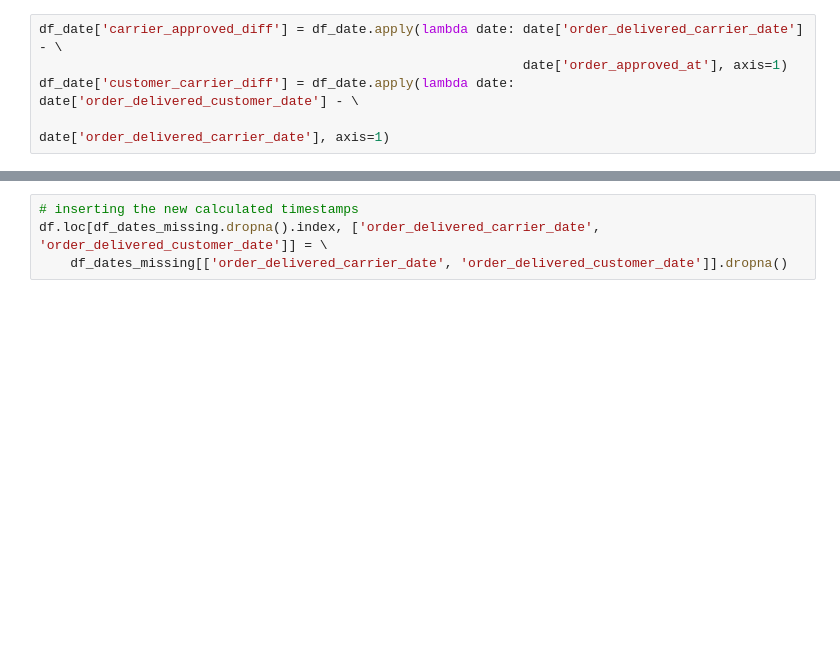
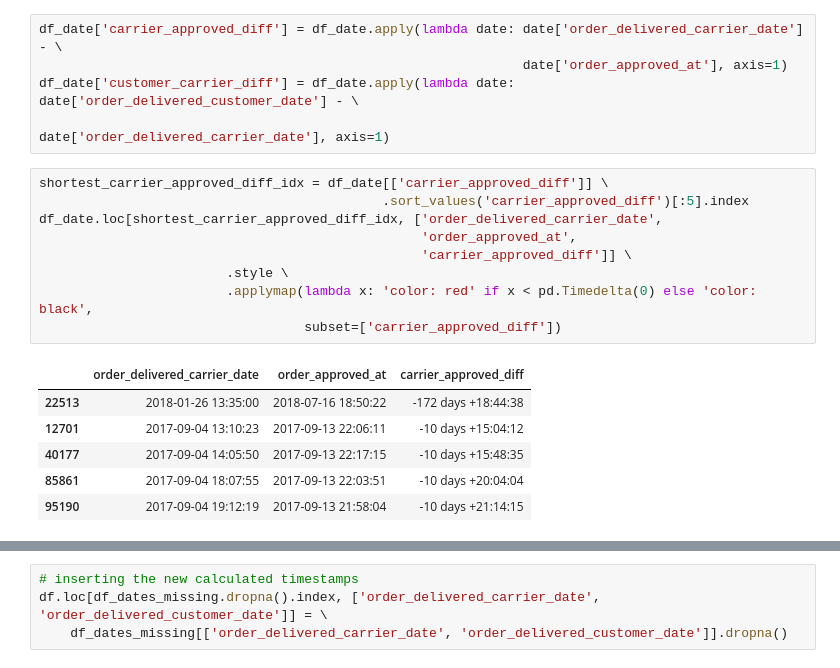
Before and after one commit to androi7/dsi-capstone, a Jupyter notebook: part-01/Ecommerce_EDA.ipynb, the cells around one changed output, grey strips where cells are left out. Saved outputs shown, nothing was run; the diff lists cells and outputs as text; blank space fills up the shorter version.

```diff
--- a/part-01/Ecommerce_EDA.ipynb
+++ b/part-01/Ecommerce_EDA.ipynb
@@ -787,3 +784,19 @@ df_date['carrier_approved_diff'] = df_date.apply(lambda date: date['order_delive
                                                               date['order_approved_at'], axis=1)
 df_date['customer_carrier_diff'] = df_date.apply(lambda date: date['order_delivered_customer_date'] - \
                                                               date['order_delivered_carrier_date'], axis=1)
+# %%
+shortest_carrier_approved_diff_idx = df_date[['carrier_approved_diff']] \
+                                            .sort_values('carrier_approved_diff')[:5].index
+df_date.loc[shortest_carrier_approved_diff_idx, ['order_delivered_carrier_date',
+                                                 'order_approved_at',
+                                                 'carrier_approved_diff']] \
+                        .style \
+                        .applymap(lambda x: 'color: red' if x < pd.Timedelta(0) else 'color: black',
+                                  subset=['carrier_approved_diff'])
+# %% [output]
+|  | order_delivered_carrier_date | order_approved_at | carrier_approved_diff |
+| 22513 | 2018-01-26 13:35:00 | 2018-07-16 18:50:22 | -172 days +18:44:38 |
+| 12701 | 2017-09-04 13:10:23 | 2017-09-13 22:06:11 | -10 days +15:04:12 |
+| 40177 | 2017-09-04 14:05:50 | 2017-09-13 22:17:15 | -10 days +15:48:35 |
+| 85861 | 2017-09-04 18:07:55 | 2017-09-13 22:03:51 | -10 days +20:04:04 |
+| 95190 | 2017-09-04 19:12:19 | 2017-09-13 21:58:04 | -10 days +21:14:15 |
```
Also changed, not shown: parts of 21 cells of this notebook.
